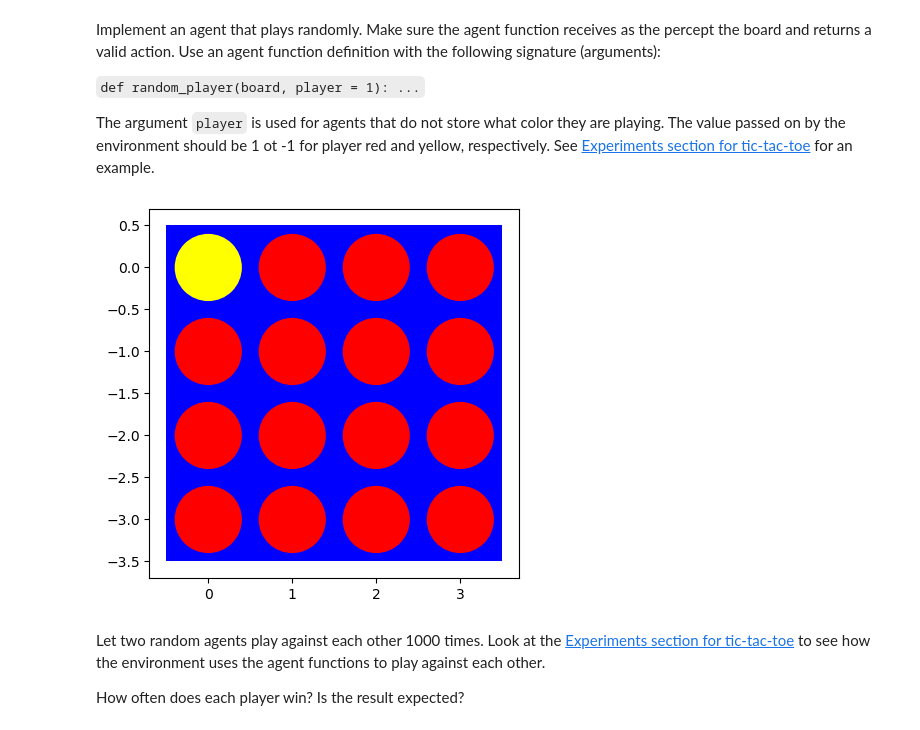
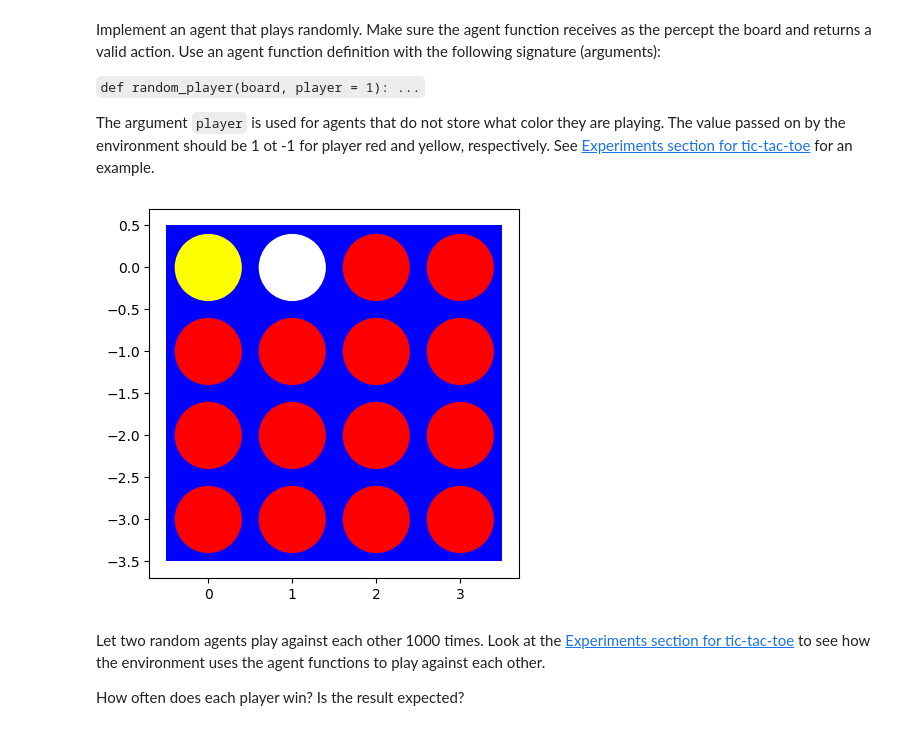
Before and after one commit to MaxDLink/connect-four, a Jupyter notebook: assignment_connect4.ipynb, the cells around one changed output. Drawn from its saved outputs; the diff is of its cells as text; code cells hidden in the pictures.

Commit message:
visualization to debug high yellow win rate

```diff
--- a/assignment_connect4.ipynb
+++ b/assignment_connect4.ipynb
@@ -513,19 +514,20 @@ while True:
 # %%
 # ------ TESTING FOR OVERLAPPING PLACEMENT OF PIECES ------#
 player = -1
 
 # make a board of all red and try to place a yellow
 placement_test = np.ones((4, 4), dtype = int)
 
 # only one empty spot
 placement_test[0][0] = 0
+placement_test[0][1] = 0
 
 # now the place function should never go to position 3, 3
 place_piece(placement_test, player)
 
 visualize_numpy(placement_test)
 # %% [output]
-[figure, old version]
+[figure, new version]
 # %% [markdown]
 Let two random agents play against each other 1000 times. Look at the [Experiments section for tic-tac-toe](https://nbviewer.org/github/mhahsler/CS7320-AI/blob/master/Games/tictactoe_and_or_tree_search.ipynb#Experiments) to see how the environment uses the agent functions to play against each other.
 
```
Also changed, not shown: parts of 4 cells of this notebook.
